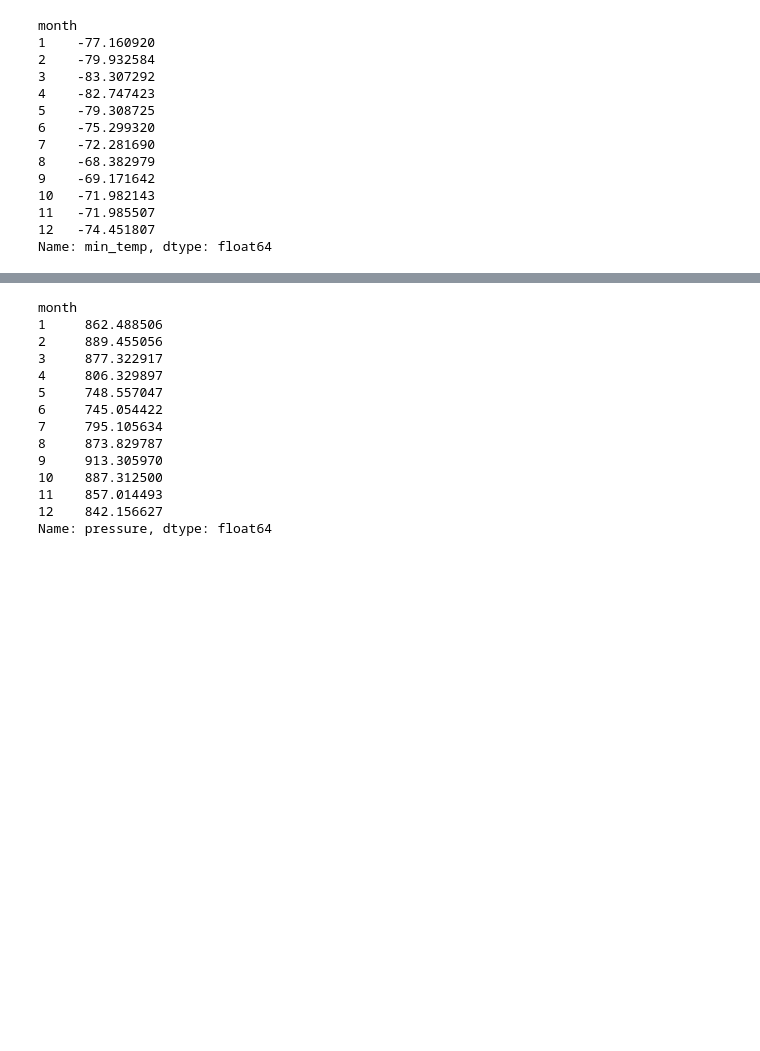
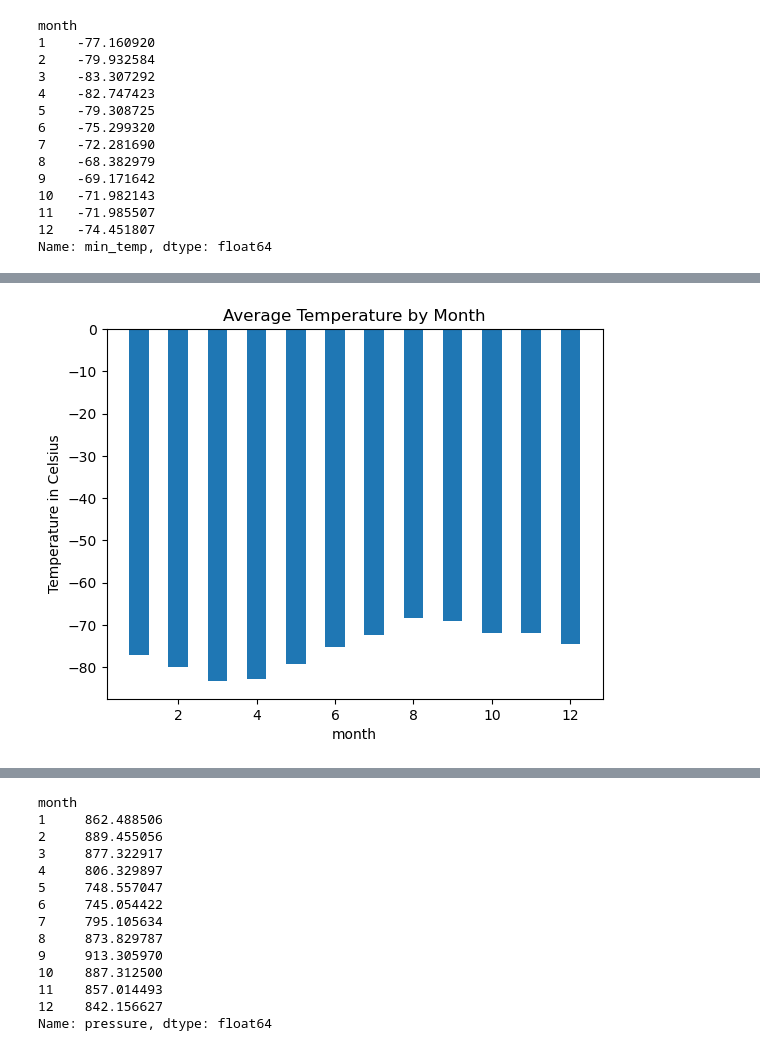
Before and after one commit to d6kramer/web-scraping, a Jupyter notebook: part_2_mars_weather_working.ipynb, the cells around one changed output, grey strips where cells are left out. Saved outputs shown, nothing was run; the diff lists cells and outputs as text; code cells hidden in the pictures; blank space fills up the shorter version.

```diff
--- a/part_2_mars_weather_working.ipynb
+++ b/part_2_mars_weather_working.ipynb
@@ -143,6 +168,8 @@ Name: month, dtype: int64
 1867
 # %%
 # 3. What is the average low temperature by month?
+avg_low = df.groupby('month')['min_temp'].mean()
+avg_low
 # %% [output]
 month
 1    -77.160920
@@ -168,0 +188,10 @@ Name: min_temp, dtype: float64
+# %%
+# Plot the average temperature by month
+plt.bar(avg_low.index, avg_low.values, width=0.5)
+ax = plt.gca()
+ax.set_xlabel("month")
+ax.set_ylabel("Temperature in Celsius")
+ax.set_title("Average Temperature by Month")
+plt.show()
+# %% [output]
+[figure, added]
```
Also changed, not shown: parts of 15 cells of this notebook.
